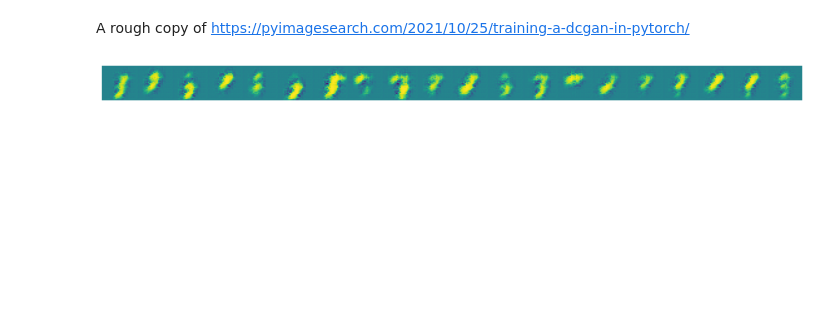
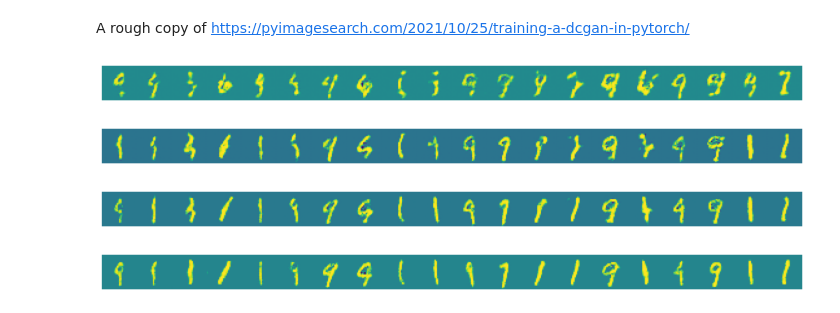
Before and after one commit to jla524/fromthetensor, a Jupyter notebook: examples/dcgan.ipynb, the cells around one changed output. Saved outputs shown, nothing was run; the diff lists cells and outputs as text; code cells hidden in the pictures; blank space fills up the shorter version.

```diff
--- a/examples/dcgan.ipynb
+++ b/examples/dcgan.ipynb
@@ -11,6 +17,7 @@ Tensor.manual_seed(1337)
 # %%
-class Generator:
+class Generator(nn.Module):
     def __init__(self):
+        super().__init__()
         self.ct1 = nn.ConvTranspose2d(100, 128, 4, stride=2, bias=False)
         self.bn1 = nn.BatchNorm2d(128)
         self.ct2 = nn.ConvTranspose2d(128, 64, 3, stride=2, padding=1, bias=False)
@@ -43 +59,18 @@ class Discriminator:
+# %%
+epochs = 20
+batch_size = 64
+lr_g = 0.0005
+lr_d = 0.0002
+sample_interval = epochs // 4
+criterion = nn.BCELoss()
+
+steps = x.shape[0] // batch_size
+test_noise = torch.randn(20, 100, 1, 1, requires_grad=False)
+
+generator, discriminator = Generator(), Discriminator()
+generator.apply(weights_init)
+discriminator.apply(weights_init)
+
+optimizer_g = torch.optim.Adam(generator.parameters(), lr=lr_g, weight_decay=lr_g/epochs)
+optimizer_d = torch.optim.Adam(discriminator.parameters(), lr=lr_d, weight_decay=lr_d/epochs)
 # %%
@@ -70,9 +98,0 @@ def train_discriminator(discriminator, real_data, fake_data, optimizer):
-# %%
-epochs, batch_size = 20, 64
-sample_interval = epochs // 4
-glr, dlr = 2e-5, 7e-6
-gwd, dwd = glr / epochs, dlr / epochs
-# %%
-X = np.vstack(fetch_mnist()[::2]).reshape(-1, 1, 28, 28) / 255.0
-steps = X.shape[0] // batch_size
-benchmark_noise = Tensor.randn(20, 100, 1, 1, requires_grad=False)
@@ -83,17 +99,20 @@ optimizer_d = nn.optim.AdamW(nn.state.get_parameters(discriminator), lr=dlr, wd=
 # %%
 for i in range(epochs):
     for _ in (t := trange(steps)):
-        sample = np.random.randint(0, X.shape[0], size=(batch_size))
-        real_images = Tensor(X[sample], requires_grad=False)
-        fake_images = generator(Tensor.randn(batch_size, 100, 1, 1))
-        d_loss = train_discriminator(discriminator, real_images, fake_images.detach(), optimizer_d)
-        g_loss = train_generator(discriminator, fake_images, optimizer_g)
+        sample = np.random.randint(0, x.shape[0], size=(batch_size))
+        real_images = torch.tensor(x[sample], requires_grad=False)
+        fake_images = generator(torch.randn(batch_size, 100, 1, 1))
+        d_loss = train_discriminator(real_images, fake_images.detach())
+        g_loss = train_generator(fake_images)
         t.set_description(f"g_loss {g_loss:.2f} d_loss {d_loss:.2f}")
     if (i + 1) % sample_interval == 0:
         plt.figure(figsize=(16, 5))
-        images = generator(benchmark_noise).detach().numpy()
+        images = generator(test_noise).detach().numpy()
         plt.imshow(np.hstack(images.reshape(-1, 28, 28)))
         plt.axis("off")
         plt.show()
 # %% [output]
-[figure, old version]
+[figure, new version]
+[figure, added]
+[figure, added]
+[figure, added]
```
Also changed, not shown: parts of 7 cells of this notebook.
